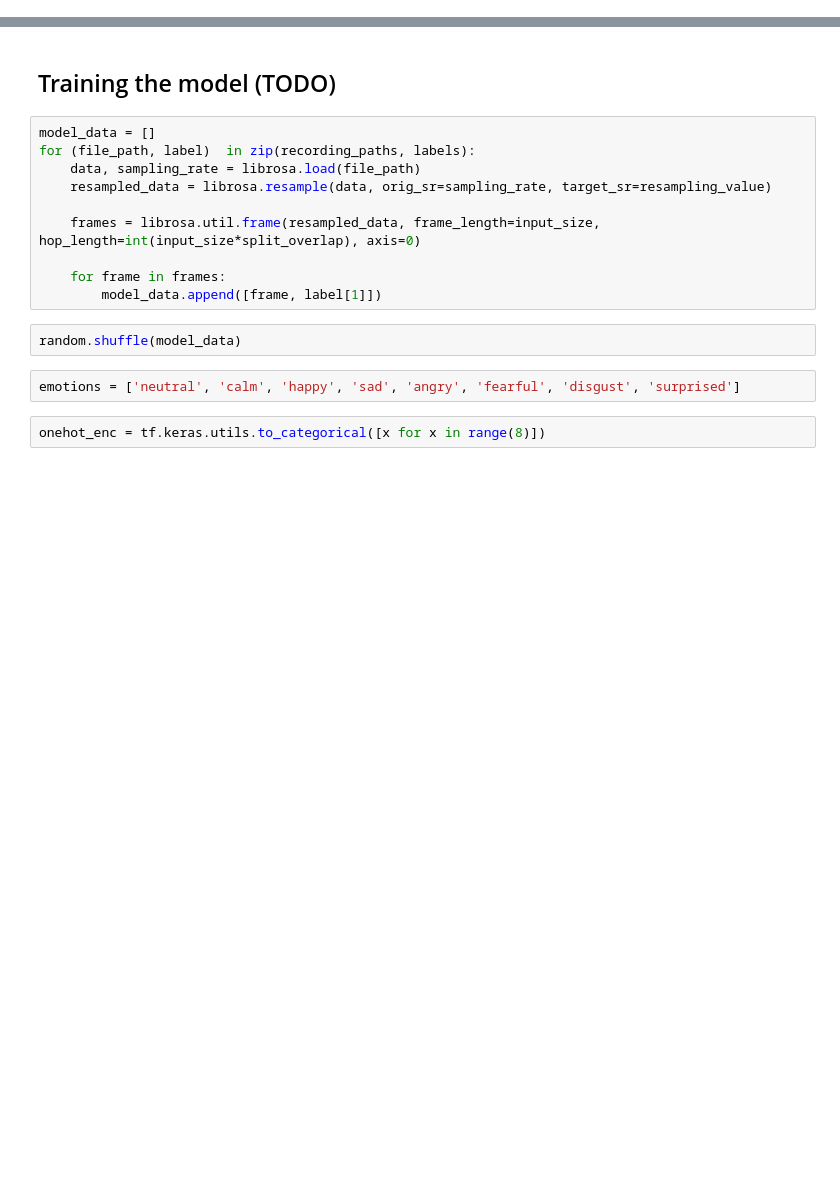
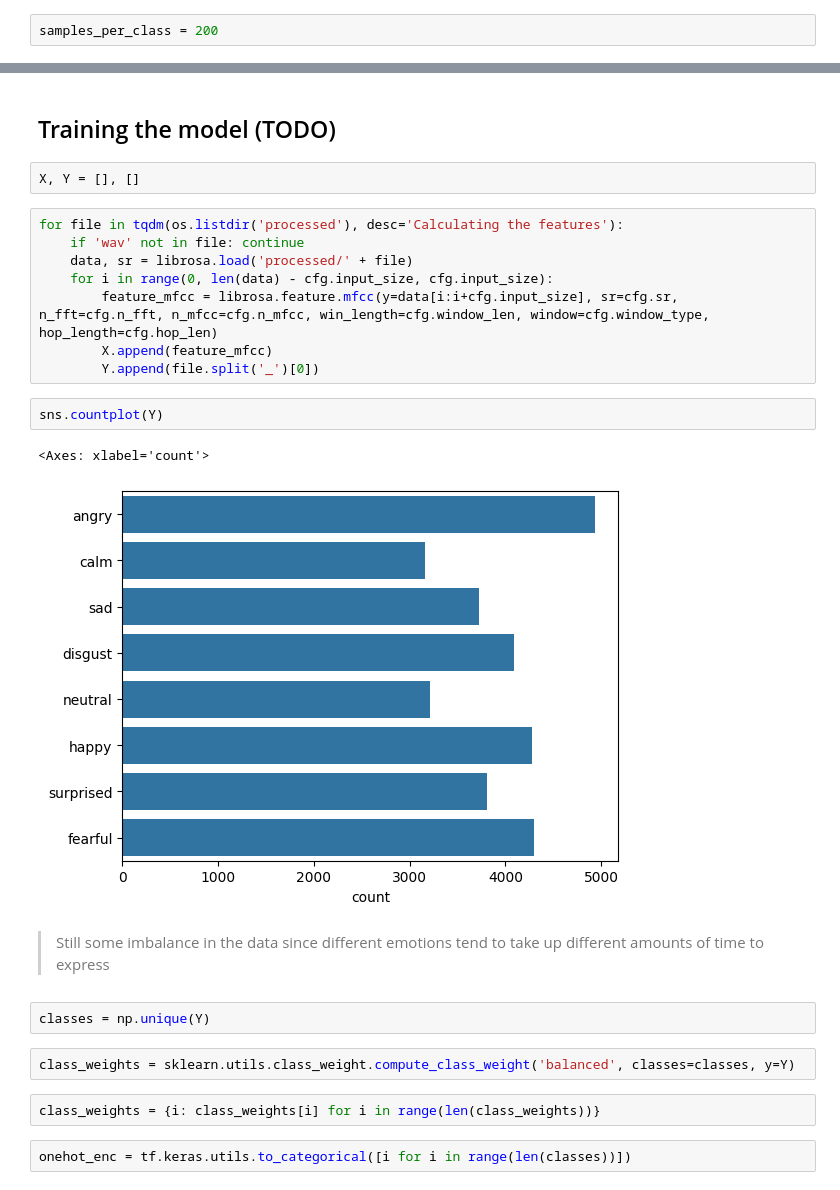
Before and after one commit to gitmaxlla/emvoia, a Jupyter notebook: research/main.ipynb, the cells around one changed output, grey strips where cells are left out. Saved outputs shown, nothing was run; the diff lists cells and outputs as text; blank space fills up the shorter version.

Commit message:
first model stuff

```diff
--- a/research/main.ipynb
+++ b/research/main.ipynb
@@ -205,0 +268,2 @@ This includes loading the audio data, resampling, framing etc.
+# %%
+samples_per_class = 200
@@ -206,19 +294,28 @@ This includes loading the audio data, resampling, framing etc.
 # %% [markdown]
 ## Training the model (TODO)
-# %%
-model_data = []
-for (file_path, label)  in zip(recording_paths, labels):
-    data, sampling_rate = librosa.load(file_path)
-    resampled_data = librosa.resample(data, orig_sr=sampling_rate, target_sr=resampling_value)
-
-    frames = librosa.util.frame(resampled_data, frame_length=input_size, hop_length=int(input_size*split_overlap), axis=0)
-
-    for frame in frames:
-        model_data.append([frame, label[1]])
-# %%
-random.shuffle(model_data)
-# %%
-emotions = ['neutral', 'calm', 'happy', 'sad', 'angry', 'fearful', 'disgust', 'surprised']
+# %%
+X, Y = [], []
+# %%
+for file in tqdm(os.listdir('processed'), desc='Calculating the features'):
+    if 'wav' not in file: continue
+    data, sr = librosa.load('processed/' + file)
+    for i in range(0, len(data) - cfg.input_size, cfg.input_size):
+        feature_mfcc = librosa.feature.mfcc(y=data[i:i+cfg.input_size], sr=cfg.sr, n_fft=cfg.n_fft, n_mfcc=cfg.n_mfcc, win_length=cfg.window_len, window=cfg.window_type, hop_length=cfg.hop_len)
+        X.append(feature_mfcc)
+        Y.append(file.split('_')[0])
+# %%
+sns.countplot(Y)
+# %% [output]
+<Axes: xlabel='count'>
+[figure, added]
+# %% [markdown]
+> Still some imbalance in the data since different emotions tend to take up different amounts of time to express
+# %%
+classes = np.unique(Y)
+# %%
+class_weights = sklearn.utils.class_weight.compute_class_weight('balanced', classes=classes, y=Y)
+# %%
+class_weights = {i: class_weights[i] for i in range(len(class_weights))}
 # %%
-onehot_enc = tf.keras.utils.to_categorical([x for x in range(8)])
+onehot_enc = tf.keras.utils.to_categorical([i for i in range(len(classes))])
 # %%
```
Also changed, not shown: parts of 76 cells of this notebook, 5 other files.
